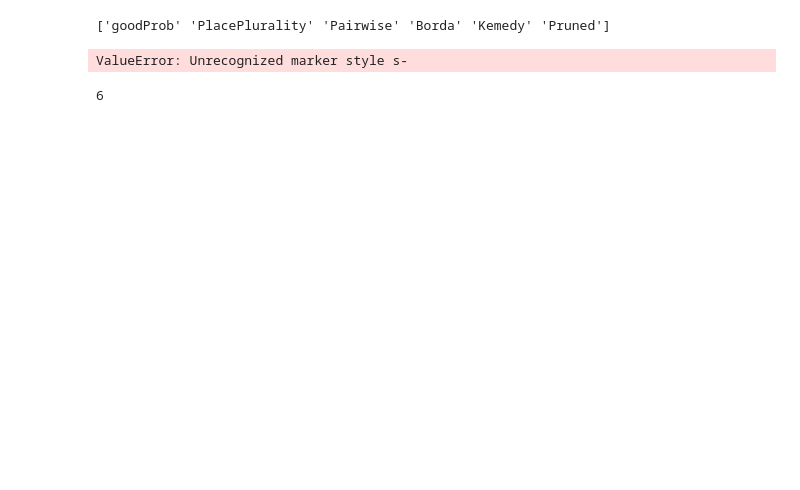
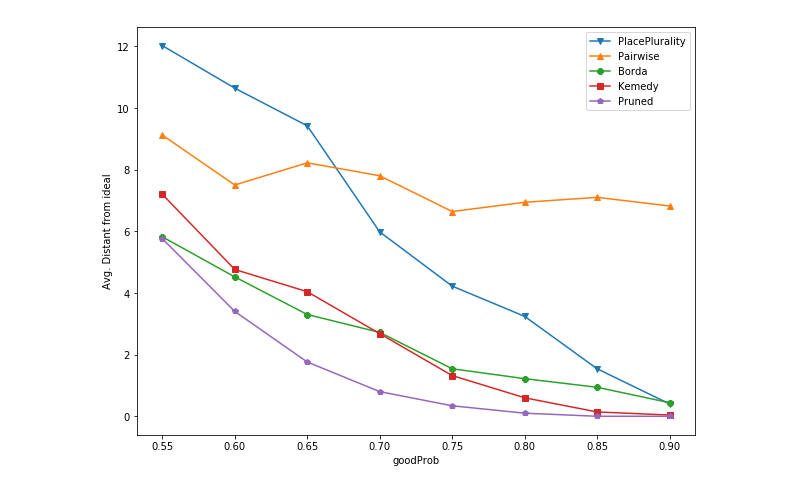
Before and after one commit to huydoan2/distributed_systems, a Jupyter notebook: project/graph.ipynb, the cells around one changed output. Cells and saved outputs as stored; diff of their text form; code cells hidden in the pictures; blank space fills up the shorter version.

Commit message:
Graphs and data files

```diff
--- a/project/graph.ipynb
+++ b/project/graph.ipynb
@@ -1,28 +1,24 @@
 # %%
 import pandas as pd
 import matplotlib.pyplot as plt
 
-markers = ['o', 'v', '^', '8', 's-', 'p', '*', 'h', 'H', 'D', 'd', 'P', 'X']
+markers = ['o', 'v', '^', '8', 's', 'p', '*', 'h', 'H', 'D', 'd', 'P', 'X']
 # read data
-df = pd.read_csv('data-3.csv', index_col=False)
+# change the file name to get different graphs
+df = pd.read_csv('data-7.csv', index_col=False)
 x = df[df.columns[0:2]]
 
 x = df[df.columns[0:1]]
 headers = df.columns.values
-print(headers)
 
 for i in range(1,df.shape[1]):
     y = df[df.columns[i:i+1]]
-    plt.scatter(x, y, marker=markers[i], label = headers[i], linewidths = 2)
+    plt.plot(x, y, marker=markers[i], label = headers[i])
 
+plt.rcParams['figure.figsize'] = 10, 7.5
 plt.xlabel("goodProb")
 plt.ylabel("Avg. Distant from ideal")
 plt.legend(loc=0)
 plt.show()
 # %% [output]
-['goodProb' 'PlacePlurality' 'Pairwise' 'Borda' 'Kemedy' 'Pruned']
-ValueError: Unrecognized marker style s-
+[figure, added]
-# %%
-print(df.shape[1])
-# %% [output]
-6
```
Also changed, not shown: 6 other files.
